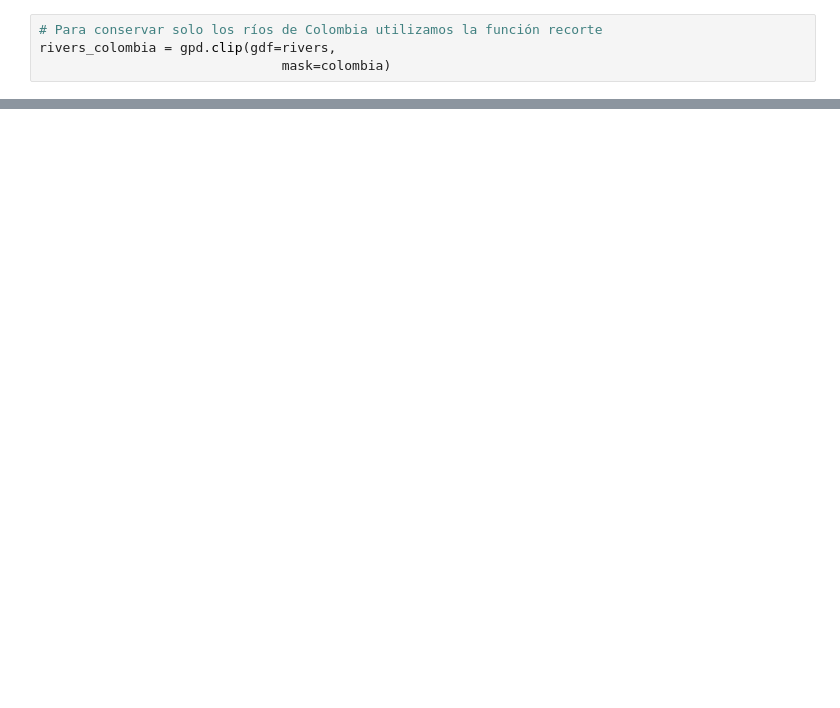
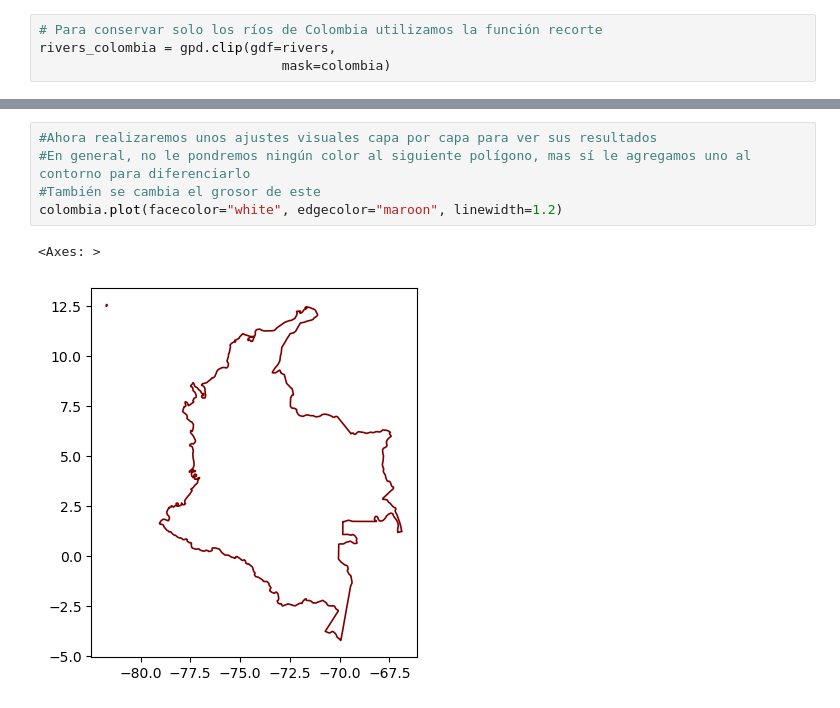
Before and after one commit to ZairaYacsavilca/simpleplot, a Jupyter notebook: Untitled.ipynb, the cells around one changed output, grey strips where cells are left out. Saved outputs shown, nothing was run; the diff lists cells and outputs as text; blank space fills up the shorter version.

```diff
--- a/Untitled.ipynb
+++ b/Untitled.ipynb
@@ -41,0 +68,8 @@ rivers_colombia.head()
+# %%
+#Ahora realizaremos unos ajustes visuales capa por capa para ver sus resultados
+#En general, no le pondremos ningún color al siguiente polígono, mas sí le agregamos uno al contorno para diferenciarlo
+#También se cambia el grosor de este
+colombia.plot(facecolor="white", edgecolor="maroon", linewidth=1.2)
+# %% [output]
+<Axes: >
+[figure, added]
```
Also changed, not shown: parts of 16 cells of this notebook.
